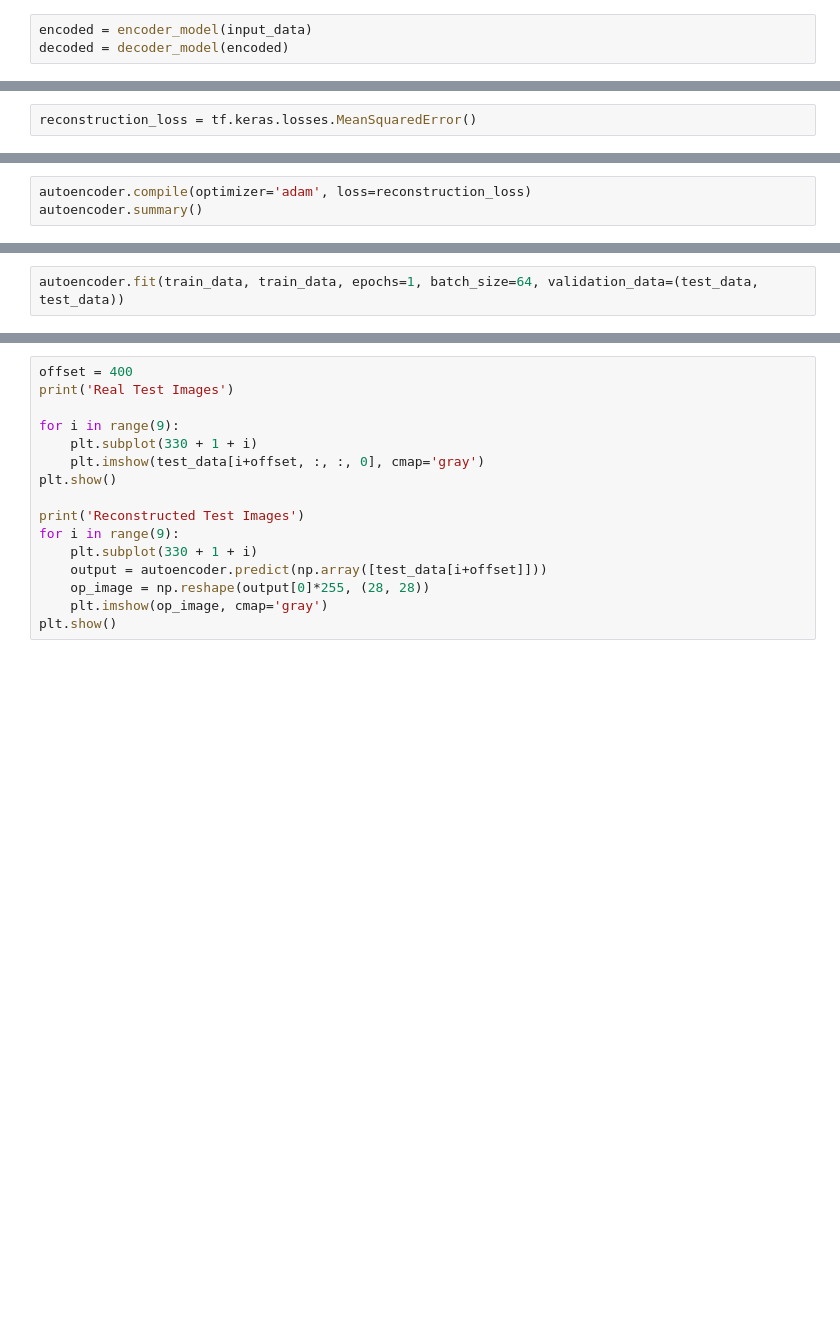
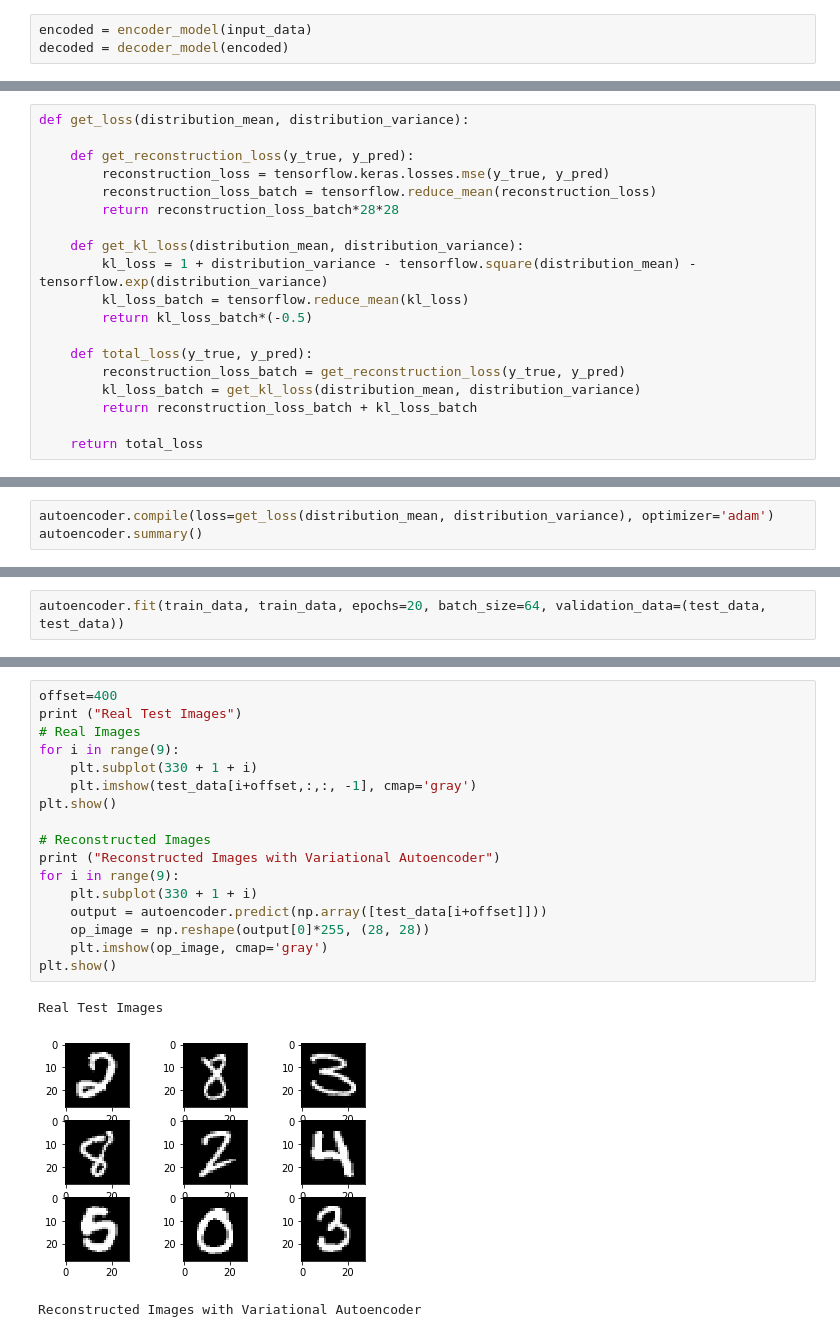
Before and after one commit to mathml42/Autoencoders, a Jupyter notebook: Variational_Autoencoder.ipynb, the cells around one changed output, grey strips where cells are left out. Drawn from its saved outputs; the diff is of its cells as text; blank space fills up the shorter version.

```diff
--- a/Variational_Autoencoder.ipynb
+++ b/Variational_Autoencoder.ipynb
@@ -101,3 +142,20 @@ autoencoder.summary()
-# %%
-reconstruction_loss = tf.keras.losses.MeanSquaredError()
+# %%
+def get_loss(distribution_mean, distribution_variance):
+
+    def get_reconstruction_loss(y_true, y_pred):
+        reconstruction_loss = tensorflow.keras.losses.mse(y_true, y_pred)
+        reconstruction_loss_batch = tensorflow.reduce_mean(reconstruction_loss)
+        return reconstruction_loss_batch*28*28
+
+    def get_kl_loss(distribution_mean, distribution_variance):
+        kl_loss = 1 + distribution_variance - tensorflow.square(distribution_mean) - tensorflow.exp(distribution_variance)
+        kl_loss_batch = tensorflow.reduce_mean(kl_loss)
+        return kl_loss_batch*(-0.5)
+
+    def total_loss(y_true, y_pred):
+        reconstruction_loss_batch = get_reconstruction_loss(y_true, y_pred)
+        kl_loss_batch = get_kl_loss(distribution_mean, distribution_variance)
+        return reconstruction_loss_batch + kl_loss_batch
+
+    return total_loss
 # %% [markdown]
@@ -105,3 +163,3 @@ reconstruction_loss = tf.keras.losses.MeanSquaredError()
 # %%
-autoencoder.compile(optimizer='adam', loss=reconstruction_loss)
+autoencoder.compile(loss=get_loss(distribution_mean, distribution_variance), optimizer='adam')
 autoencoder.summary()
@@ -110,2 +183,2 @@ type(train_data)
 # %%
-autoencoder.fit(train_data, train_data, epochs=1, batch_size=64, validation_data=(test_data, test_data))
+autoencoder.fit(train_data, train_data, epochs=20, batch_size=64, validation_data=(test_data, test_data))
@@ -112,16 +204,21 @@ autoencoder.fit(train_data, train_data, epochs=1, batch_size=64, validation_data
 # %%
-offset = 400
-print('Real Test Images')
-
+offset=400
+print ("Real Test Images")
+# Real Images
 for i in range(9):
     plt.subplot(330 + 1 + i)
-    plt.imshow(test_data[i+offset, :, :, 0], cmap='gray')
+    plt.imshow(test_data[i+offset,:,:, -1], cmap='gray')
 plt.show()
 
-print('Reconstructed Test Images')
+# Reconstructed Images
+print ("Reconstructed Images with Variational Autoencoder")
 for i in range(9):
     plt.subplot(330 + 1 + i)
     output = autoencoder.predict(np.array([test_data[i+offset]]))
     op_image = np.reshape(output[0]*255, (28, 28))
     plt.imshow(op_image, cmap='gray')
 plt.show()
+# %% [output]
+Real Test Images
+[figure, added]
+Reconstructed Images with Variational Autoencoder
```
Also changed, not shown: parts of 34 cells of this notebook.
